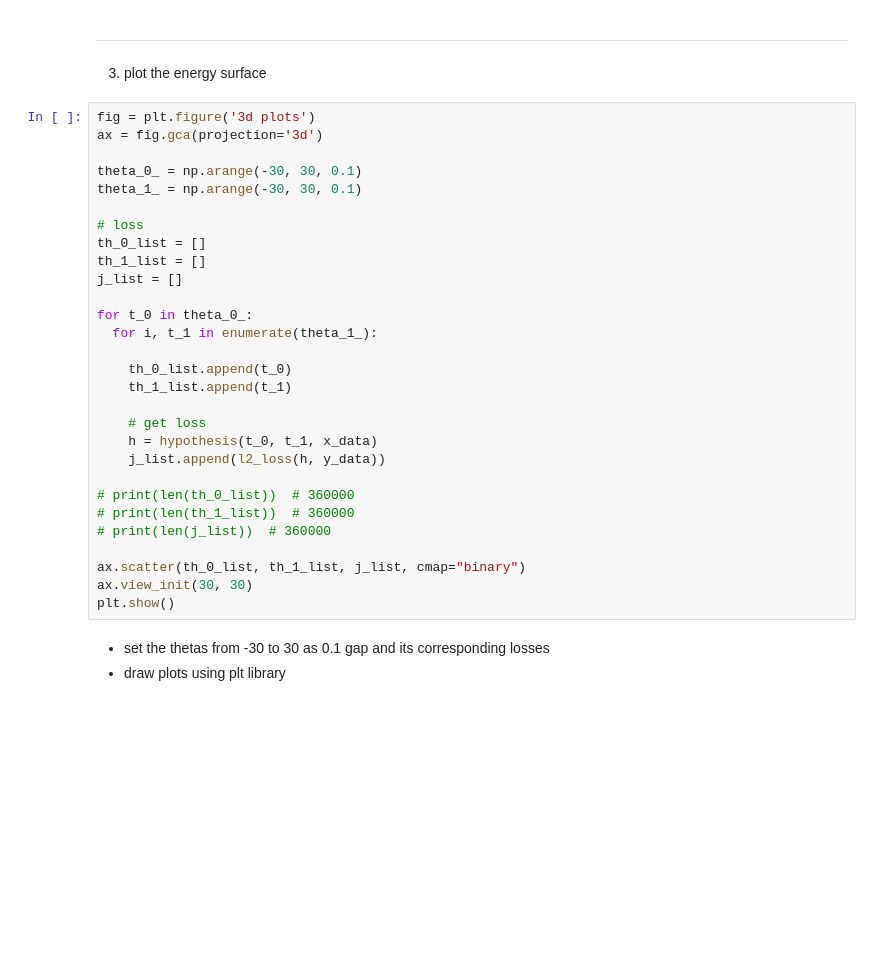
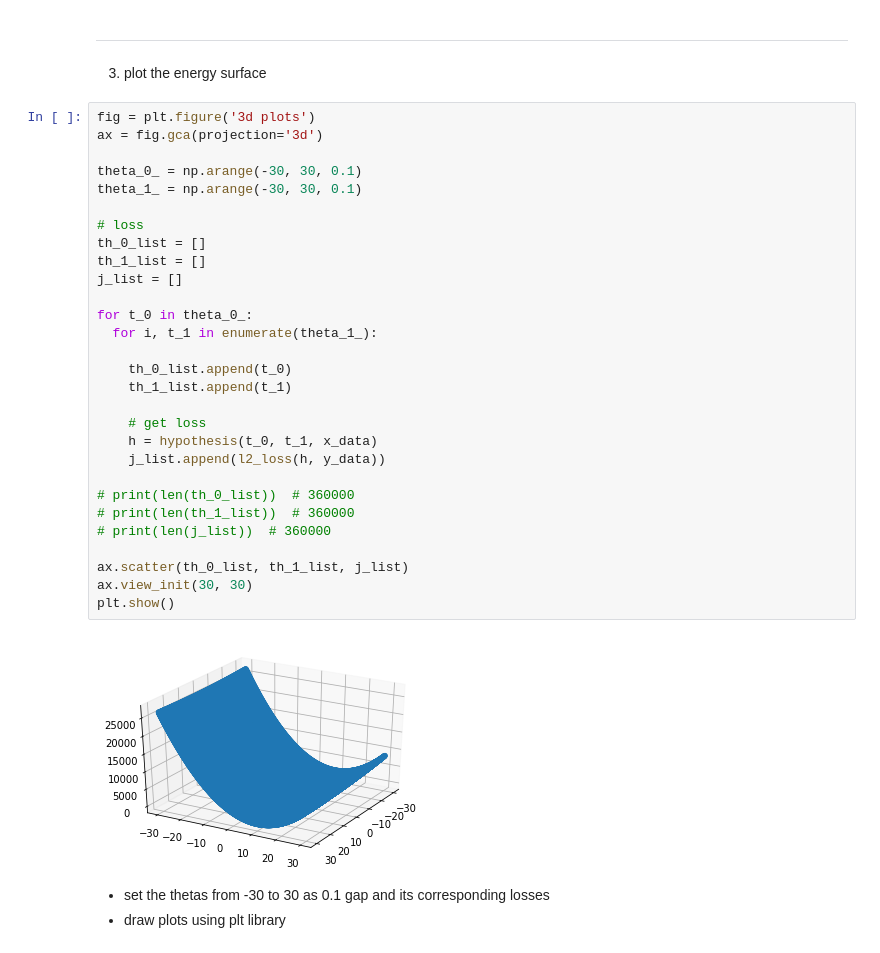
Before and after one commit to csm-kr/class_machine_learning, a Jupyter notebook: assignment03.ipynb, the cells around one changed output. Saved outputs shown, nothing was run; the diff lists cells and outputs as text; blank space fills up the shorter version.

```diff
--- a/assignment03.ipynb
+++ b/assignment03.ipynb
@@ -81,32 +81,34 @@ plt.show()
 # %%
 fig = plt.figure('3d plots')
 ax = fig.gca(projection='3d')
 
 theta_0_ = np.arange(-30, 30, 0.1)
 theta_1_ = np.arange(-30, 30, 0.1)
 
 # loss
 th_0_list = []
 th_1_list = []
 j_list = []
 
 for t_0 in theta_0_:
   for i, t_1 in enumerate(theta_1_):
 
     th_0_list.append(t_0)
     th_1_list.append(t_1)
 
     # get loss
     h = hypothesis(t_0, t_1, x_data)
     j_list.append(l2_loss(h, y_data))
 
 # print(len(th_0_list))  # 360000
 # print(len(th_1_list))  # 360000
 # print(len(j_list))  # 360000
 
-ax.scatter(th_0_list, th_1_list, j_list, cmap="binary")
+ax.scatter(th_0_list, th_1_list, j_list)
 ax.view_init(30, 30)
 plt.show()
+# %% [output]
+[figure, added]
 # %% [markdown]
 - set the thetas from -30 to 30 as 0.1 gap and its corresponding losses
 - draw plots using plt library
```
